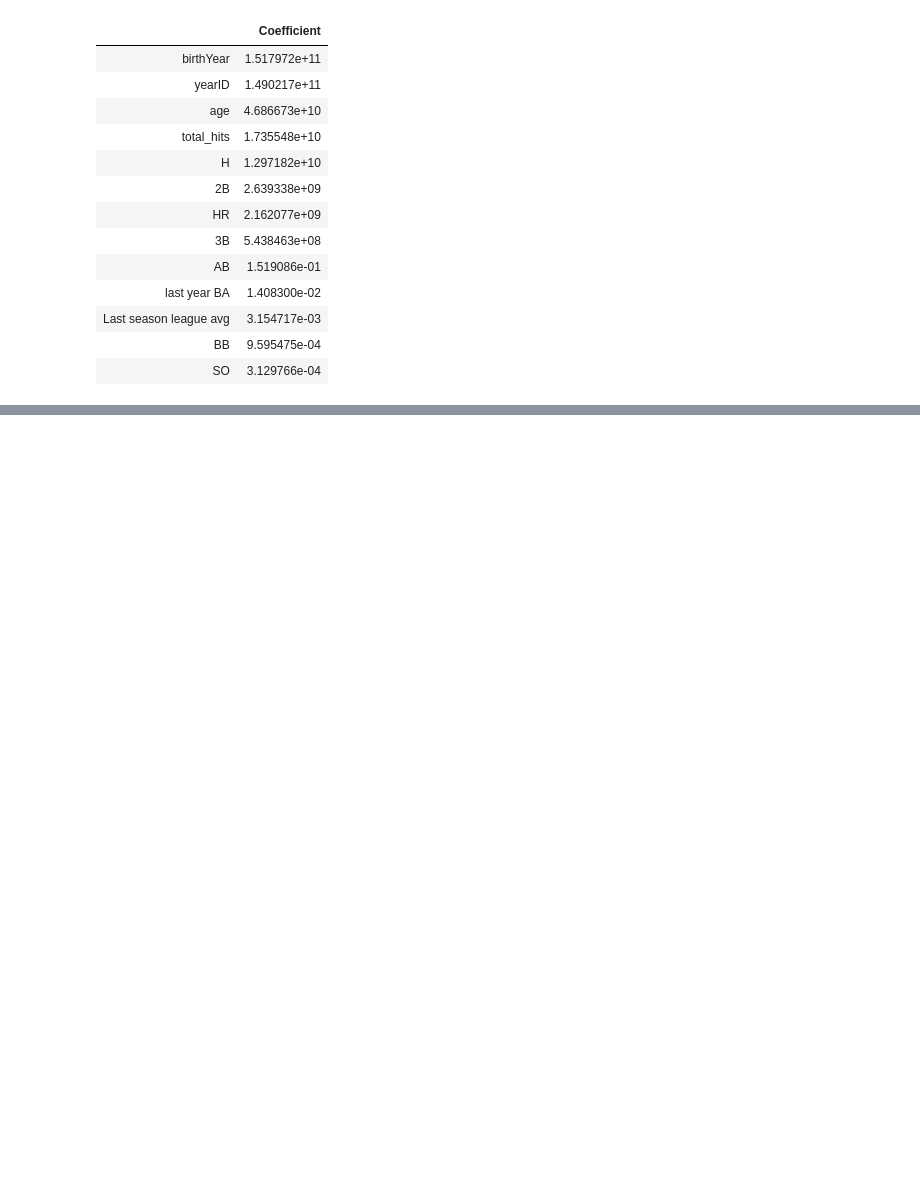
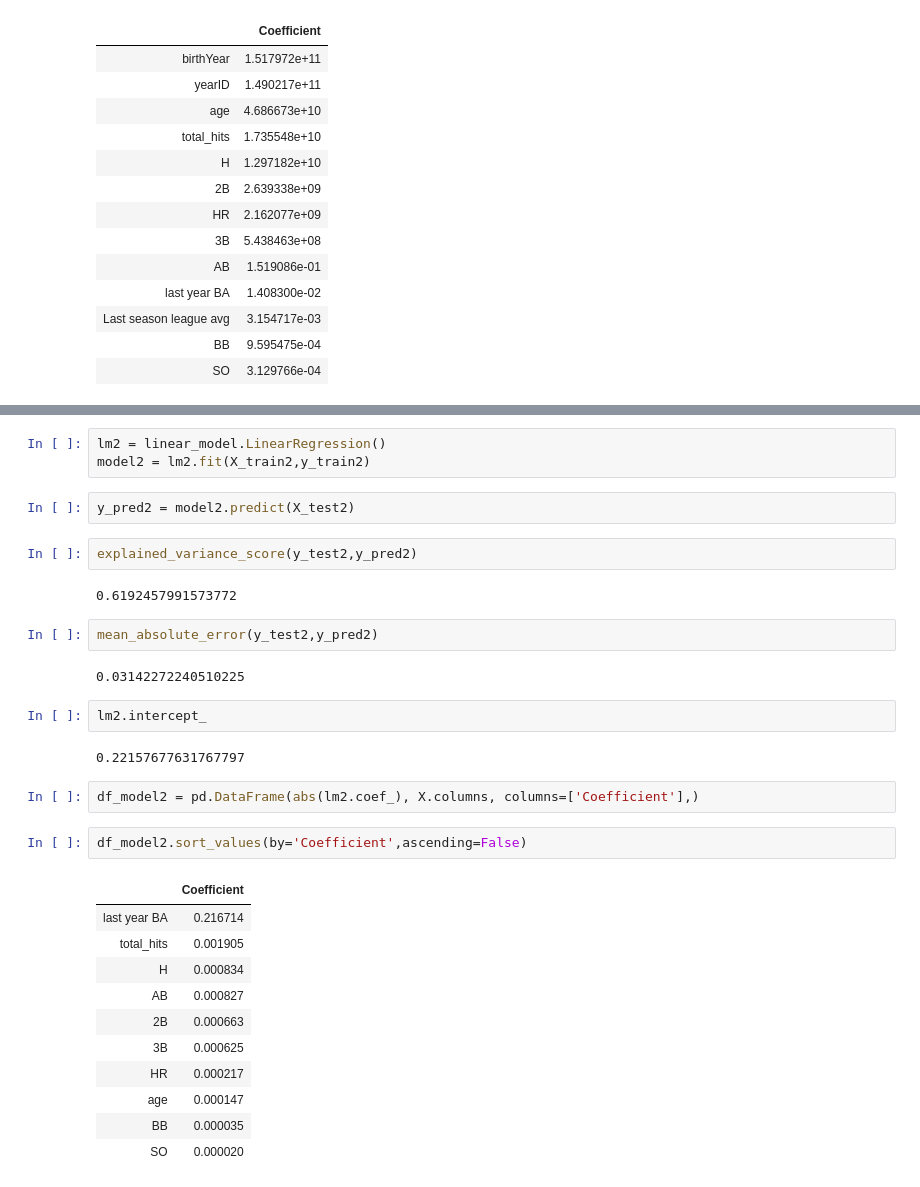
Before and after one commit to ThomasMcMahon24/Capstone2, a Jupyter notebook: Baseball Preprocessing.ipynb, the cells around one changed output, grey strips where cells are left out. Drawn from its saved outputs; the diff is of its cells as text; blank space fills up the shorter version.

```diff
--- a/Baseball Preprocessing.ipynb
+++ b/Baseball Preprocessing.ipynb
@@ -100,0 +199,33 @@ df_model.sort_values(by='Coefficient',ascending=False)
+# %%
+lm2 = linear_model.LinearRegression()
+model2 = lm2.fit(X_train2,y_train2)
+# %%
+y_pred2 = model2.predict(X_test2)
+# %%
+explained_variance_score(y_test2,y_pred2)
+# %% [output]
+0.6192457991573772
+# %%
+mean_absolute_error(y_test2,y_pred2)
+# %% [output]
+0.03142272240510225
+# %%
+lm2.intercept_
+# %% [output]
+0.22157677631767797
+# %%
+df_model2 = pd.DataFrame(abs(lm2.coef_), X.columns, columns=['Coefficient'],)
+# %%
+df_model2.sort_values(by='Coefficient',ascending=False)
+# %% [output]
+|  | Coefficient |
+| last year BA | 0.216714 |
+| total_hits | 0.001905 |
+| H | 0.000834 |
+| AB | 0.000827 |
+| 2B | 0.000663 |
+| 3B | 0.000625 |
+| HR | 0.000217 |
+| age | 0.000147 |
+| BB | 0.000035 |
+| SO | 0.000020 |
```
Also changed, not shown: parts of 13 cells of this notebook.
